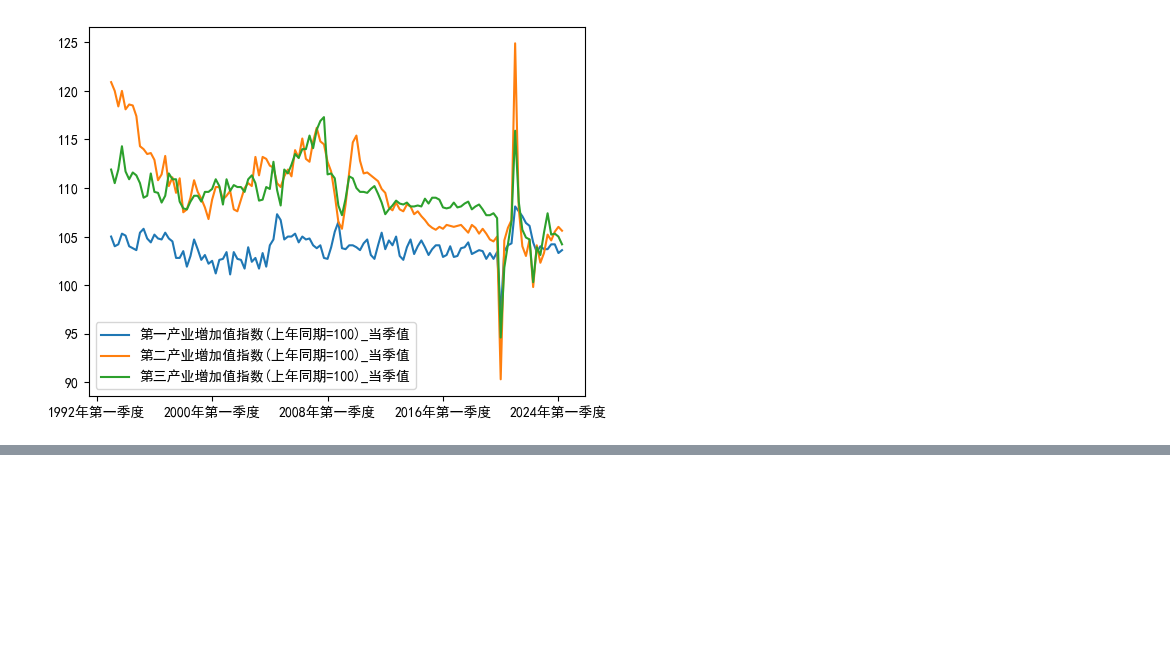
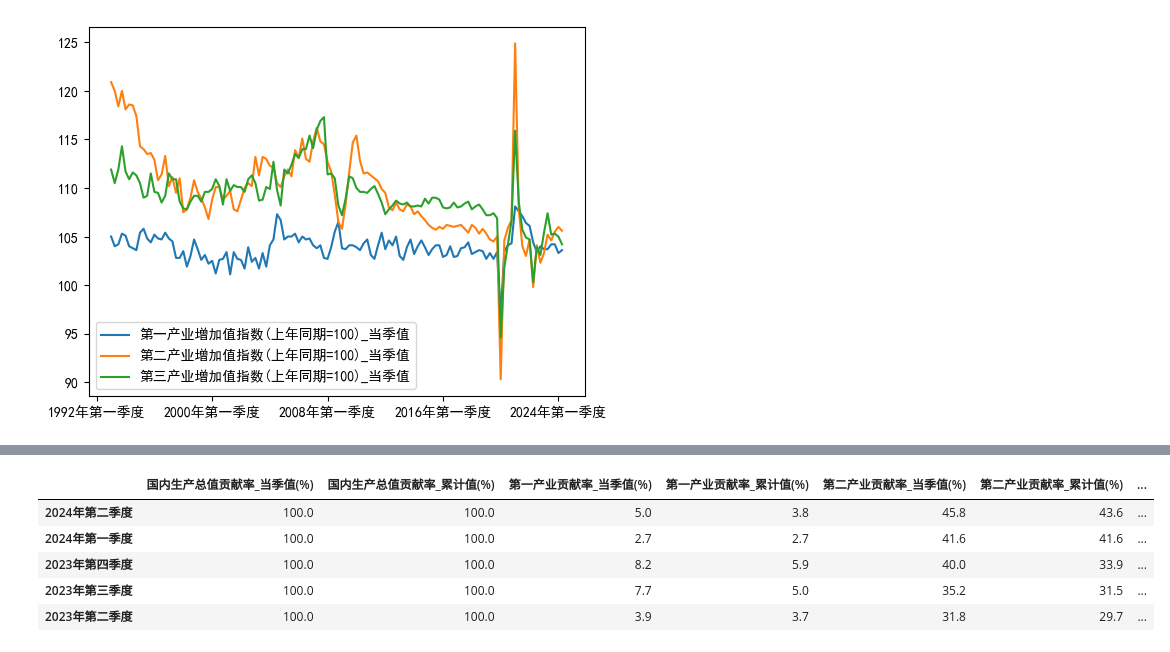
Before and after one commit to kampfer/various-data, a Jupyter notebook: src/researches/jupyter/gdp.ipynb, the cells around one changed output, grey strips where cells are left out. Drawn from its saved outputs; the diff is of its cells as text; code cells hidden in the pictures; blank space fills up the shorter version.

```diff
--- a/src/researches/jupyter/gdp.ipynb
+++ b/src/researches/jupyter/gdp.ipynb
@@ -200,4 +241,11 @@ gdpRateDf[
 # %%
-gdpRatioByIndustryDf = ak.macro_china_nbs_nation(kind='季度数据', path='国民经济核算>三次产业贡献率', period="last30")
+gdpRatioByIndustryDf = ak.macro_china_nbs_nation(kind='季度数据', path='国民经济核算>三次产业贡献率', period="2000-")
 gdpRatioByIndustryDf = gdpRatioByIndustryDf.transpose()
 gdpRatioByIndustryDf.head()
+# %% [output]
+|  | 国内生产总值贡献率_当季值(%) | 国内生产总值贡献率_累计值(%) | 第一产业贡献率_当季值(%) | 第一产业贡献率_累计值(%) | 第二产业贡献率_当季值(%) | 第二产业贡献率_累计值(%) | ... |
+| 2024年第二季度 | 100.0 | 100.0 | 5.0 | 3.8 | 45.8 | 43.6 | ... |
+| 2024年第一季度 | 100.0 | 100.0 | 2.7 | 2.7 | 41.6 | 41.6 | ... |
+| 2023年第四季度 | 100.0 | 100.0 | 8.2 | 5.9 | 40.0 | 33.9 | ... |
+| 2023年第三季度 | 100.0 | 100.0 | 7.7 | 5.0 | 35.2 | 31.5 | ... |
+| 2023年第二季度 | 100.0 | 100.0 | 3.9 | 3.7 | 31.8 | 29.7 | ... |
```
Also changed, not shown: parts of 14 cells of this notebook.
